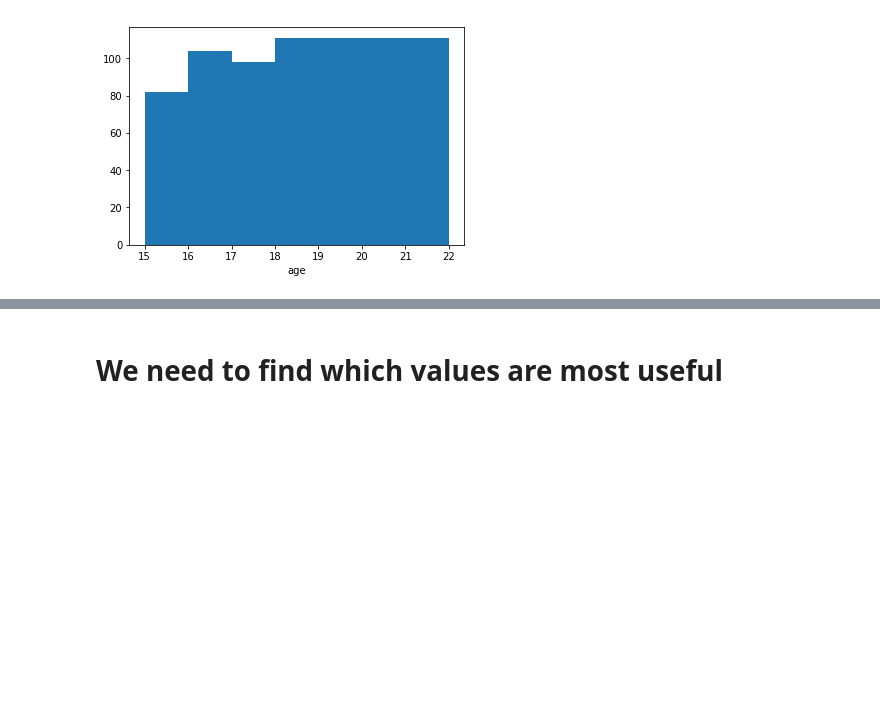
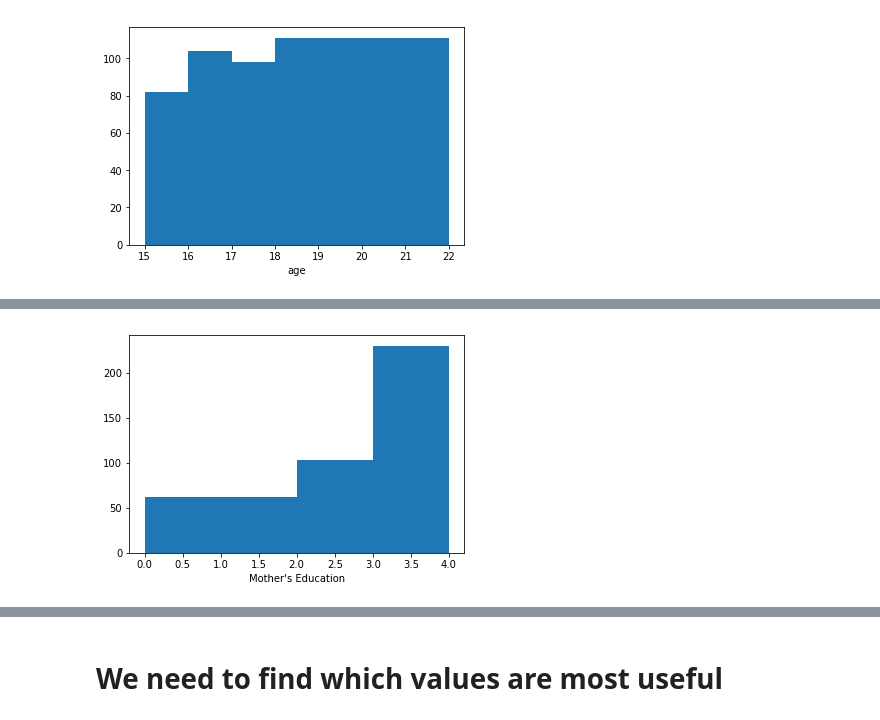
Before and after one commit to silvercam15/Data-Science---Exploring-the-Influence-of-Social-Life-on-Academics, a Jupyter notebook: Data Science Project.ipynb, the cells around one changed output, grey strips where cells are left out. Saved outputs shown, nothing was run; the diff lists cells and outputs as text; code cells hidden in the pictures; blank space fills up the shorter version.

```diff
--- a/Data Science Project.ipynb
+++ b/Data Science Project.ipynb
@@ -102,0 +119,8 @@ plt.show()
+# %%
+bins = pd.qcut(math_data['Medu'], 5, retbins=True,duplicates='drop')[1]
+
+plt.hist(math_data['Medu'], bins, range=(bins.min(),bins.max())) # matplotlib hist function
+plt.xlabel("Mother's Education")
+plt.show()
+# %% [output]
+[figure, added]
```
Also changed, not shown: parts of 4 cells of this notebook.
